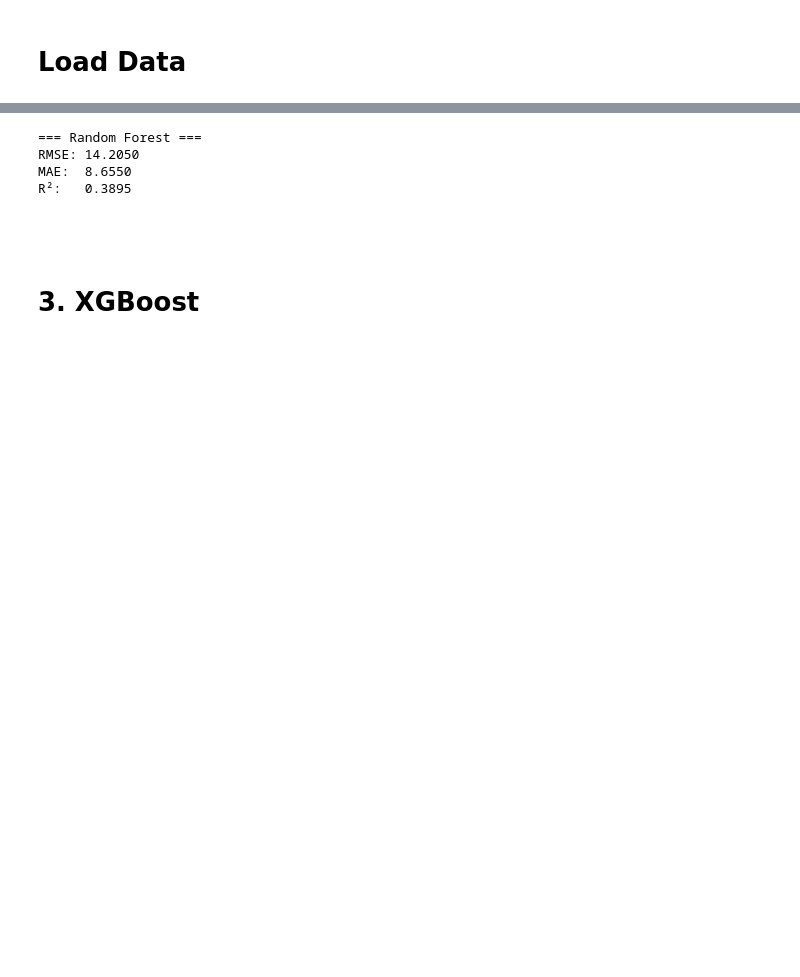
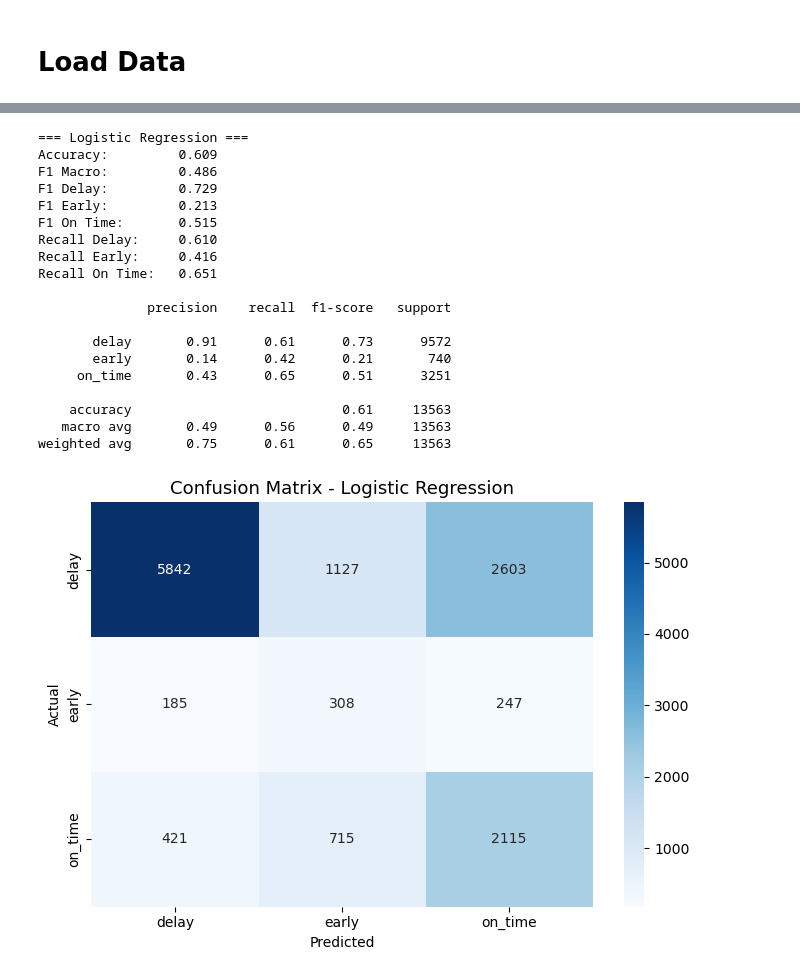
Before and after one commit to ofer-geo/public_transport_ML, a Jupyter notebook: notebooks/Model_Training.ipynb, the cells around one changed output, grey strips where cells are left out. Cells and saved outputs as stored; diff of their text form; code cells hidden in the pictures; blank space fills up the shorter version.

```diff
--- a/notebooks/Model_Training.ipynb
+++ b/notebooks/Model_Training.ipynb
@@ -120,24 +242,25 @@ Linear Regression          15.6853  10.2260   0.2556
 # %%
-from sklearn.ensemble import RandomForestRegressor
-
-rf = RandomForestRegressor(n_estimators=100, random_state=42, n_jobs=-1)
-rf.fit(X_train, y_train)
-y_pred_rf = rf.predict(X_val)
-
-rmse_rf = np.sqrt(mean_squared_error(y_val, y_pred_rf))
-mae_rf  = mean_absolute_error(y_val, y_pred_rf)
-r2_rf   = r2_score(y_val, y_pred_rf)
-
-print("=== Random Forest ===")
-print(f"RMSE: {rmse_rf:.4f}")
-print(f"MAE:  {mae_rf:.4f}")
-print(f"R²:   {r2_rf:.4f}")
+lr = LogisticRegression(max_iter=1000, random_state=42, class_weight='balanced')
+lr.fit(X_train, y_train)
+results.append(evaluate_model(lr, X_val, y_val, 'Logistic Regression'))
 # %% [output]
-=== Random Forest ===
-RMSE: 14.2050
-MAE:  8.6550
-R²:   0.3895
+=== Logistic Regression ===
+Accuracy:         0.609
+F1 Macro:         0.486
+F1 Delay:         0.729
+F1 Early:         0.213
+F1 On Time:       0.515
+Recall Delay:     0.610
+Recall Early:     0.416
+Recall On Time:   0.651
+
+              precision    recall  f1-score   support
+
+       delay       0.91      0.61      0.73      9572
+       early       0.14      0.42      0.21       740
+     on_time       0.43      0.65      0.51      3251
+
+    accuracy                           0.61     13563
+   macro avg       0.49      0.56      0.49     13563
+weighted avg       0.75      0.61      0.65     13563
+[figure, added]
-# %% [markdown]
-#
-# %% [markdown]
-# 3. XGBoost
```
Also changed, not shown: parts of 26 cells of this notebook.
